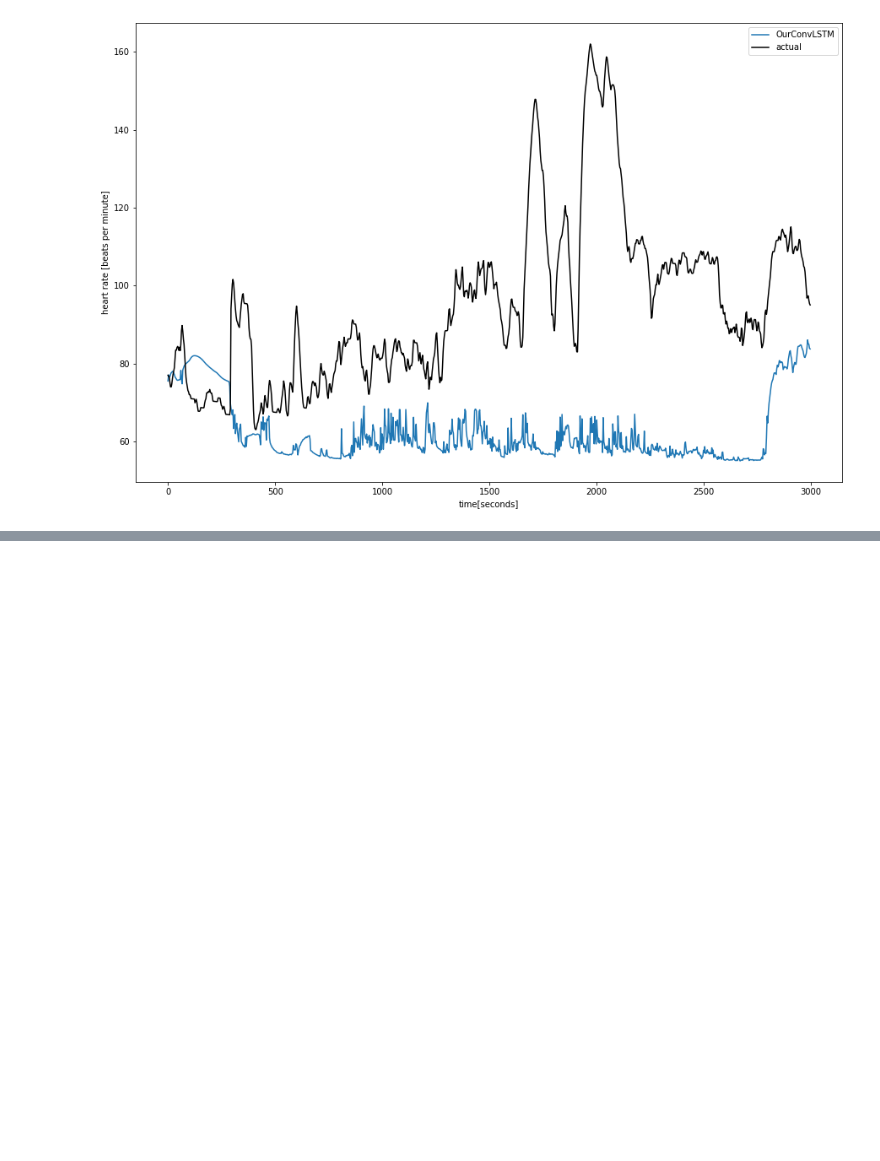
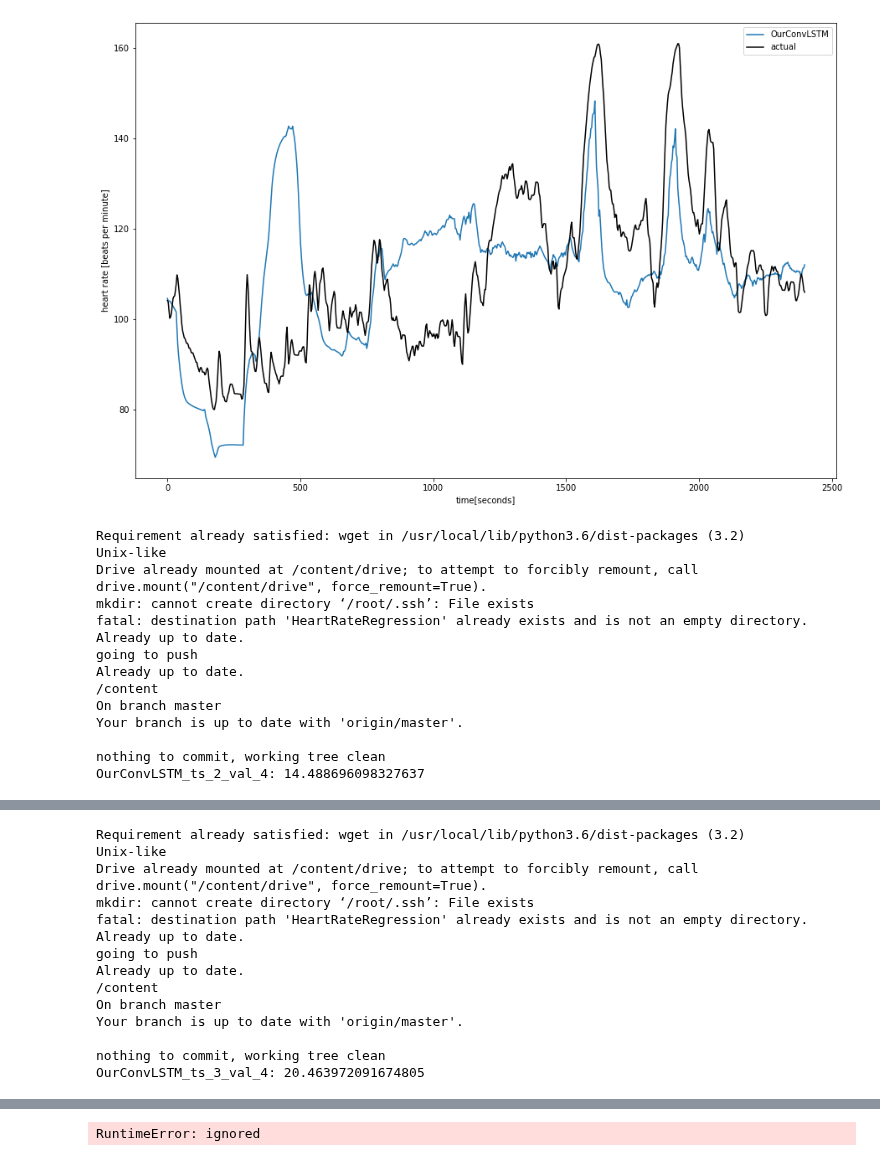
Before and after one commit to davipeag/HeartRateRegression, a Jupyter notebook: colab_validation.ipynb, the cells around one changed output, grey strips where cells are left out. Saved outputs shown, nothing was run; the diff lists cells and outputs as text; code cells hidden in the pictures; blank space fills up the shorter version.

```diff
--- a/colab_validation.ipynb
+++ b/colab_validation.ipynb
@@ -24,7 +24,7 @@ model_type = "OurConvLSTM"
 #"OurConvLSTM", "AttentionTransformer", "DeepConvLSTM", "CnnIMU", FCNN
 
 val_sub = 4
-for ts_sub in [7]:##,1,3,5,0]:#2,6]:#[6,7,2,0,1,3,5]:
+for ts_sub in [0,2,3,5,6,7]:##,1,3,5,0]:#2,6]:#[6,7,2,0,1,3,5]:
 
 
   ! pip install wget
@@ -109,17 +109,18 @@ for ts_sub in [7]:##,1,3,5,0]:#2,6]:#[6,7,2,0,1,3,5]:
   reset_seeds()
 
   is_size = 2
-  recursive_size = 1000
+  recursive_size = 800
   total_size = recursive_size + is_size
 
   ##%%
 
   dataset_handler = Pamap2Handler(os.path.join(REPO_DIR, ".."))
 
-  dfs = [dataset_handler.get_protocol_subject(s) for s in [1,2,3,4,5,6,7,8,9]]
-  df_full = pd.concat(dfs)
+  #dfs = [dataset_handler.get_protocol_subject(s) for s in [1,2,3,4,5,6,7,8,9]]
+  df_ts = dataset_handler.get_protocol_subject(ts_sub + 1)
+  #df_full = pd.concat(dfs)
 
-  use_dfs = dfs[0:8]
+  #use_dfs = dfs[0:8]
 
   # preprocessing_options = {
   #     "OurConvLSTM": DefaultPamapPreprocessing(ts_count = 300, donwsampling_ratio = 1),
@@ -145,14 +146,14 @@ for ts_sub in [7]:##,1,3,5,0]:#2,6]:#[6,7,2,0,1,3,5]:
 
   ##%%
 
-  preprocessor.transformers.fit(df_full)
+  #preprocessor.transformers.fit(df_full)
   #xy_tr, xy_val, xy_ts = cross_validation_split(dfs, preprocessor.transformers, preprocessor.transformers_ts, preprocessor.transformers_ts, val_sub, ts_sub)
 
-  xy_ts = [preprocessor.transformers.transform(use_dfs[ts_sub])]
+  xy_ts = [preprocessor.transformers_ts.transform(df_ts)]
 
-  del dfs
-  del df_full
-  del use_dfs
+  # del dfs
+  # del df_full
+  # del use_dfs
 
   dataset_cls_options = {
       "OurConvLSTM": OurConvLstmDataset,
@@ -179,7 +180,7 @@ for ts_sub in [7]:##,1,3,5,0]:#2,6]:#[6,7,2,0,1,3,5]:
 
 
   net_options = {
-      "OurConvLSTM": lambda : make_our_conv_lstm(40,1,False),
+      "OurConvLSTM": lambda : make_our_conv_lstm(40,1),
       "AttentionTransformer": lambda: make_attention_transormer_model(args["device"]),
       "DeepConvLSTM": lambda : make_deep_conv_lstm(recursive_size=recursive_size, total_size=total_size),
       "CnnIMU": lambda : make_cnn_imu2(recursive_size=recursive_size, total_size=total_size),
@@ -277 +277,15 @@ OurConvLSTM_ts_7_val_4: 33.92136764526367
-[figure, old version]
+[figure, new version]
+Requirement already satisfied: wget in /usr/local/lib/python3.6/dist-packages (3.2)
+Unix-like
+Drive already mounted at /content/drive; to attempt to forcibly remount, call drive.mount("/content/drive", force_remount=True).
+mkdir: cannot create directory ‘/root/.ssh’: File exists
+fatal: destination path 'HeartRateRegression' already exists and is not an empty directory.
+Already up to date.
+going to push
+Already up to date.
+/content
+On branch master
+Your branch is up to date with 'origin/master'.
+
+nothing to commit, working tree clean
+OurConvLSTM_ts_2_val_4: 14.488696098327637
@@ -277,0 +293,14 @@ OurConvLSTM_ts_7_val_4: 33.92136764526367
+Requirement already satisfied: wget in /usr/local/lib/python3.6/dist-packages (3.2)
+Unix-like
+Drive already mounted at /content/drive; to attempt to forcibly remount, call drive.mount("/content/drive", force_remount=True).
+mkdir: cannot create directory ‘/root/.ssh’: File exists
+fatal: destination path 'HeartRateRegression' already exists and is not an empty directory.
+Already up to date.
+going to push
+Already up to date.
+/content
+On branch master
+Your branch is up to date with 'origin/master'.
+
+nothing to commit, working tree clean
+OurConvLSTM_ts_3_val_4: 20.463972091674805
@@ -277,0 +336 @@ OurConvLSTM_ts_7_val_4: 33.92136764526367
+RuntimeError: ignored
```
Also changed, not shown: parts of 3 cells of this notebook.
